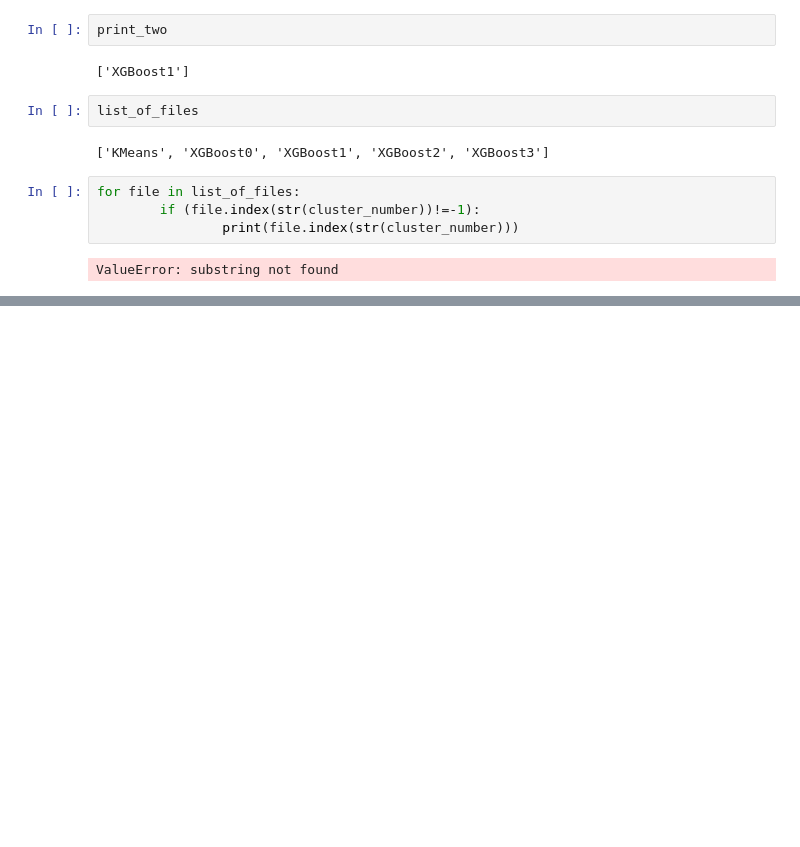
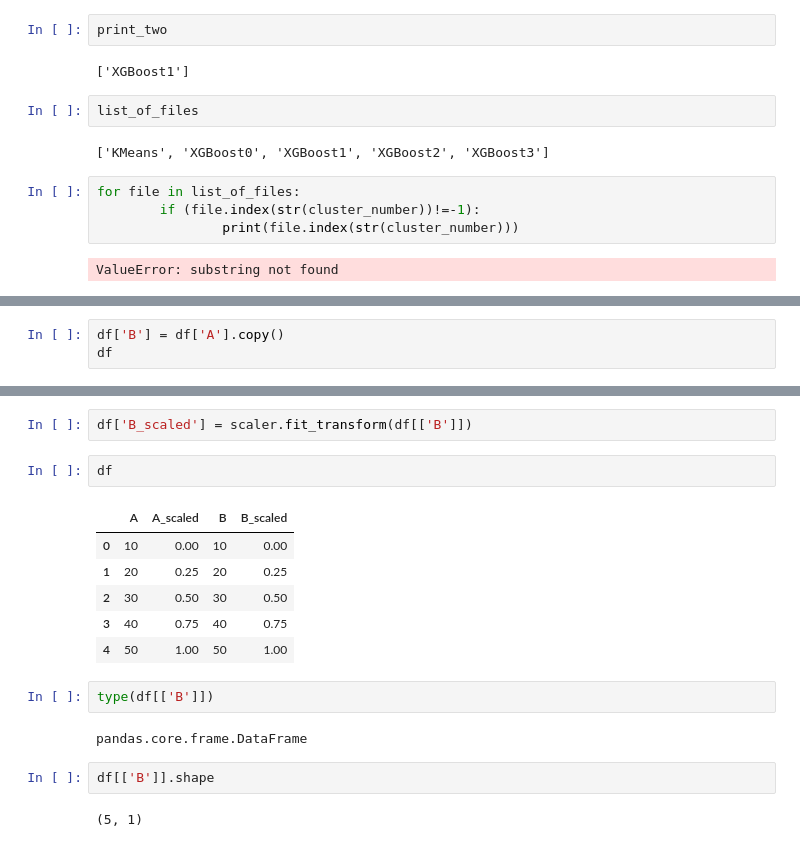
Before and after one commit to shailendra24sahu/Adult-Census-Income-Prediction, a Jupyter notebook: EDA/test.ipynb, the cells around one changed output, grey strips where cells are left out. Cells and saved outputs as stored; diff of their text form; blank space fills up the shorter version.

```diff
--- a/EDA/test.ipynb
+++ b/EDA/test.ipynb
@@ -68,0 +152,3 @@ ValueError: substring not found
+# %%
+df['B'] = df['A'].copy()
+df
@@ -68,0 +162,19 @@ ValueError: substring not found
+# %%
+df['B_scaled'] = scaler.fit_transform(df[['B']])
+# %%
+df
+# %% [output]
+|  | A | A_scaled | B | B_scaled |
+| 0 | 10 | 0.00 | 10 | 0.00 |
+| 1 | 20 | 0.25 | 20 | 0.25 |
+| 2 | 30 | 0.50 | 30 | 0.50 |
+| 3 | 40 | 0.75 | 40 | 0.75 |
+| 4 | 50 | 1.00 | 50 | 1.00 |
+# %%
+type(df[['B']])
+# %% [output]
+pandas.core.frame.DataFrame
+# %%
+df[['B']].shape
+# %% [output]
+(5, 1)
```
Also changed, not shown: parts of 36 cells of this notebook, 51 other files.
